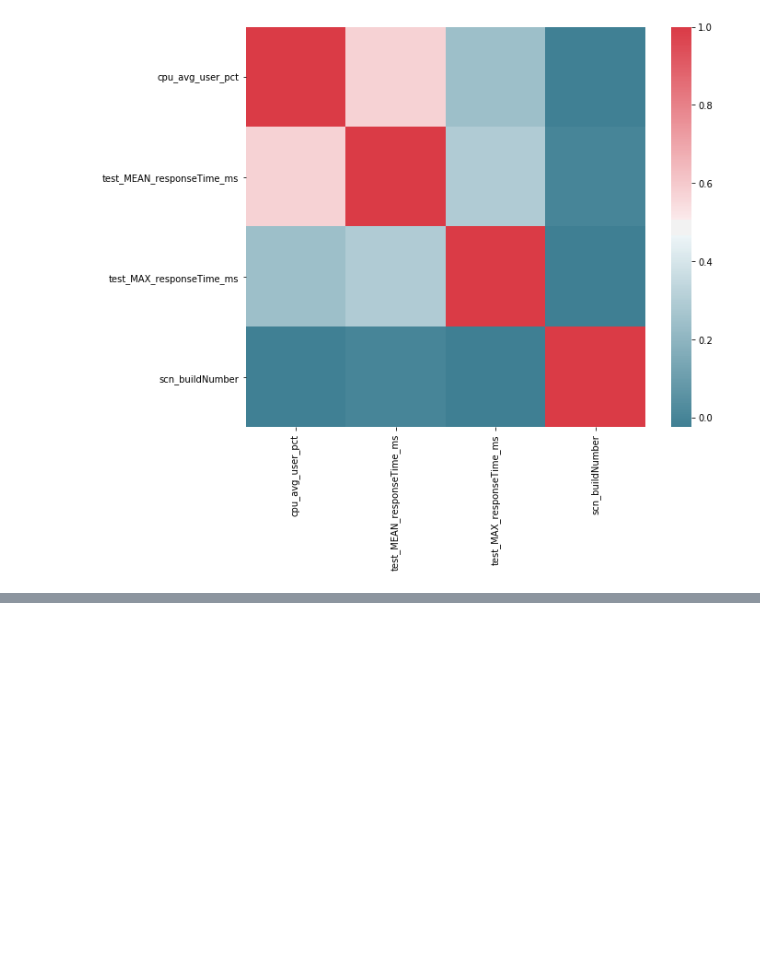
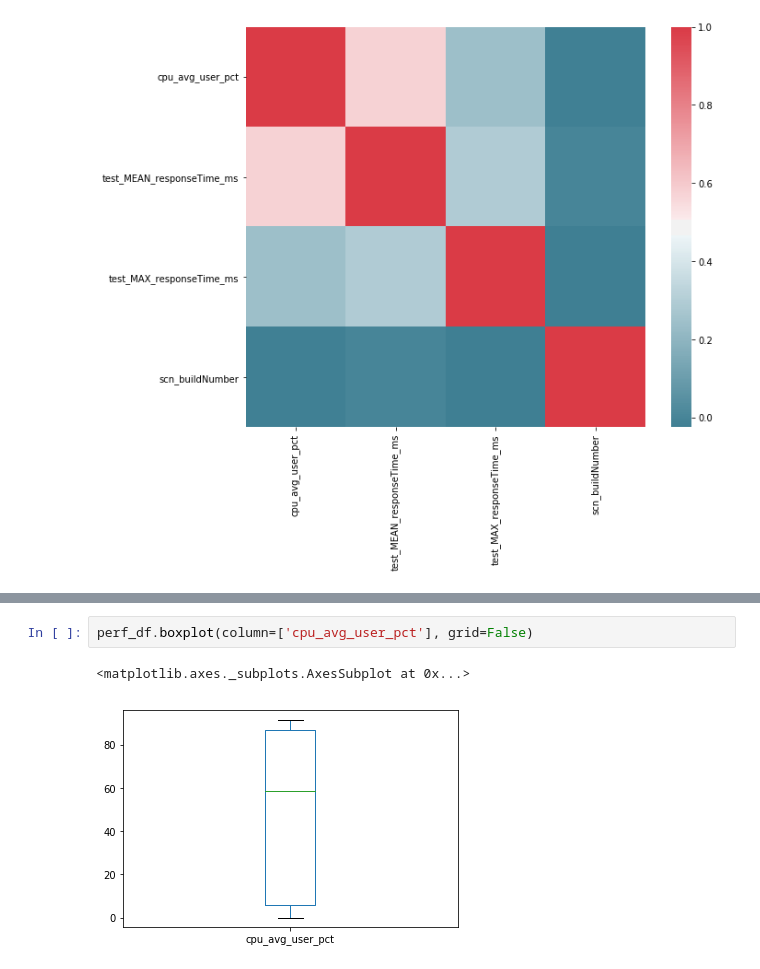
Before and after one commit to eshernan/datascience_training, a Jupyter notebook: notebooks/Exercises_1_solve.ipynb, the cells around one changed output, grey strips where cells are left out. Saved outputs shown, nothing was run; the diff lists cells and outputs as text; blank space fills up the shorter version.

```diff
--- a/notebooks/Exercises_1_solve.ipynb
+++ b/notebooks/Exercises_1_solve.ipynb
@@ -265,0 +275,5 @@ sns.heatmap(corr, mask=np.zeros_like(corr, dtype=np.bool), cmap=sns.diverging_pa
+# %%
+perf_df.boxplot(column=['cpu_avg_user_pct'], grid=False)
+# %% [output]
+<matplotlib.axes._subplots.AxesSubplot at 0x...>
+[figure, added]
```
Also changed, not shown: parts of 9 cells of this notebook, 1 other file.
